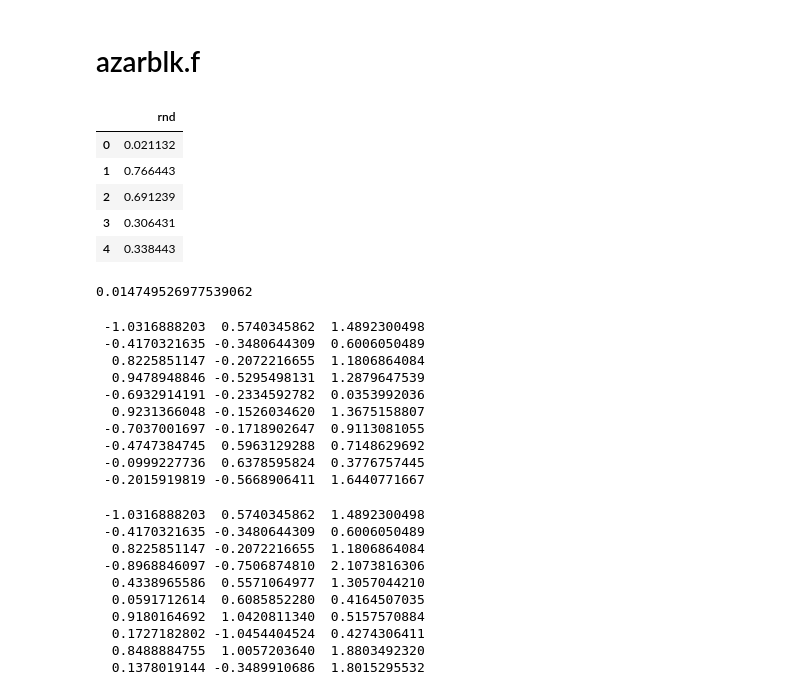
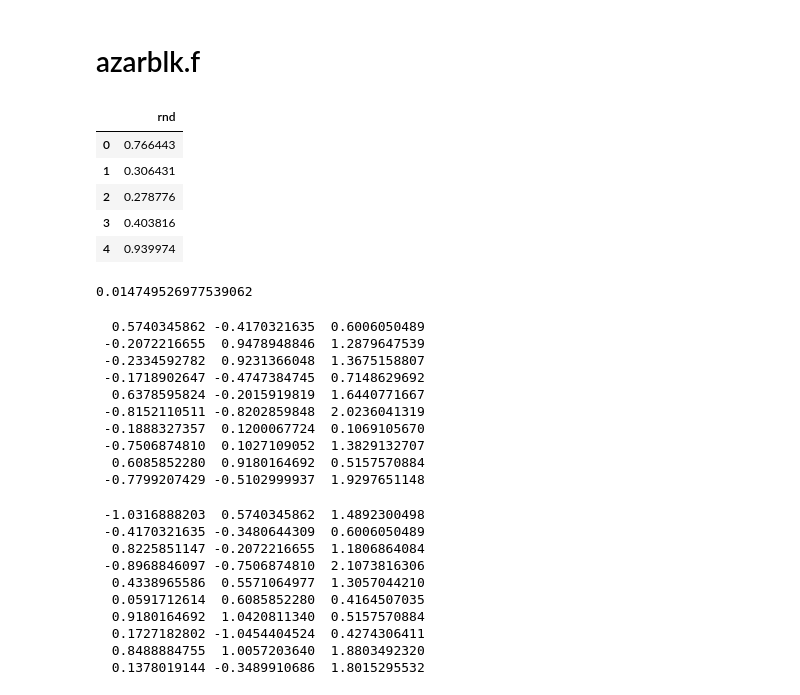
Before and after one commit to antadlp/grupo-hd_curso-python3, a Jupyter notebook: notebooks/pasar_azarblk.ipynb, the cells around one changed output. Drawn from its saved outputs; the diff is of its cells as text; code cells hidden in the pictures.

```diff
--- a/notebooks/pasar_azarblk.ipynb
+++ b/notebooks/pasar_azarblk.ipynb
@@ -3,27 +3,27 @@
 # %%
 import pandas as pd
 import numpy as np
 
-path = "../data/ranf0.dat"
+path = "../data/ranf.dat"
 f = open(path, 'r')
 ranf = {}
 ranf['rnd'] = {}
 idx = 0
 for line in f:
     ranf['rnd'][idx] = float(line.split()[0])
     idx+=1
 
 f.close()
 
 dfr = pd.DataFrame(ranf)
 dfr.head()
 # %% [output]
 |  | rnd |
-| 0 | 0.021132 |
-| 1 | 0.766443 |
-| 2 | 0.691239 |
-| 3 | 0.306431 |
-| 4 | 0.338443 |
+| 0 | 0.766443 |
+| 1 | 0.306431 |
+| 2 | 0.278776 |
+| 3 | 0.403816 |
+| 4 | 0.939974 |
 # %%
 # ver algunos numeros que coincidan
 # %%
@@ -36,7 +36,7 @@ dfr['rnd'].loc[145]
 import numpy as np
 import pandas as pd
 
-path = "../data/ranf0.dat"
+path = "../data/ranf.dat"
 f = open(path, 'r')
 ranf = {}
 ranf['rnd'] = {}
@@ -69,16 +69,16 @@ for i in range(N):
                                                r['y'][i],
                                                r['z'][i]))
 # %% [output]
- -1.0316888203  0.5740345862  1.4892300498
- -0.4170321635 -0.3480644309  0.6006050489
-  0.8225851147 -0.2072216655  1.1806864084
-  0.9478948846 -0.5295498131  1.2879647539
- -0.6932914191 -0.2334592782  0.0353992036
-  0.9231366048 -0.1526034620  1.3675158807
- -0.7037001697 -0.1718902647  0.9113081055
- -0.4747384745  0.5963129288  0.7148629692
- -0.0999227736  0.6378595824  0.3776757445
- -0.2015919819 -0.5668906411  1.6440771667
+  0.5740345862 -0.4170321635  0.6006050489
+ -0.2072216655  0.9478948846  1.2879647539
+ -0.2334592782  0.9231366048  1.3675158807
+ -0.1718902647 -0.4747384745  0.7148629692
+  0.6378595824 -0.2015919819  1.6440771667
+ -0.8152110511 -0.8202859848  2.0236041319
+ -0.1888327357  0.1200067724  0.1069105670
+ -0.7506874810  0.1027109052  1.3829132707
+  0.6085852280  0.9180164692  0.5157570884
+ -0.7799207429 -0.5102999937  1.9297651148
 # %%
 # siguiendo con check no-overlap
 # %%
```
Also changed, not shown: parts of 5 cells of this notebook, 5 other files.
